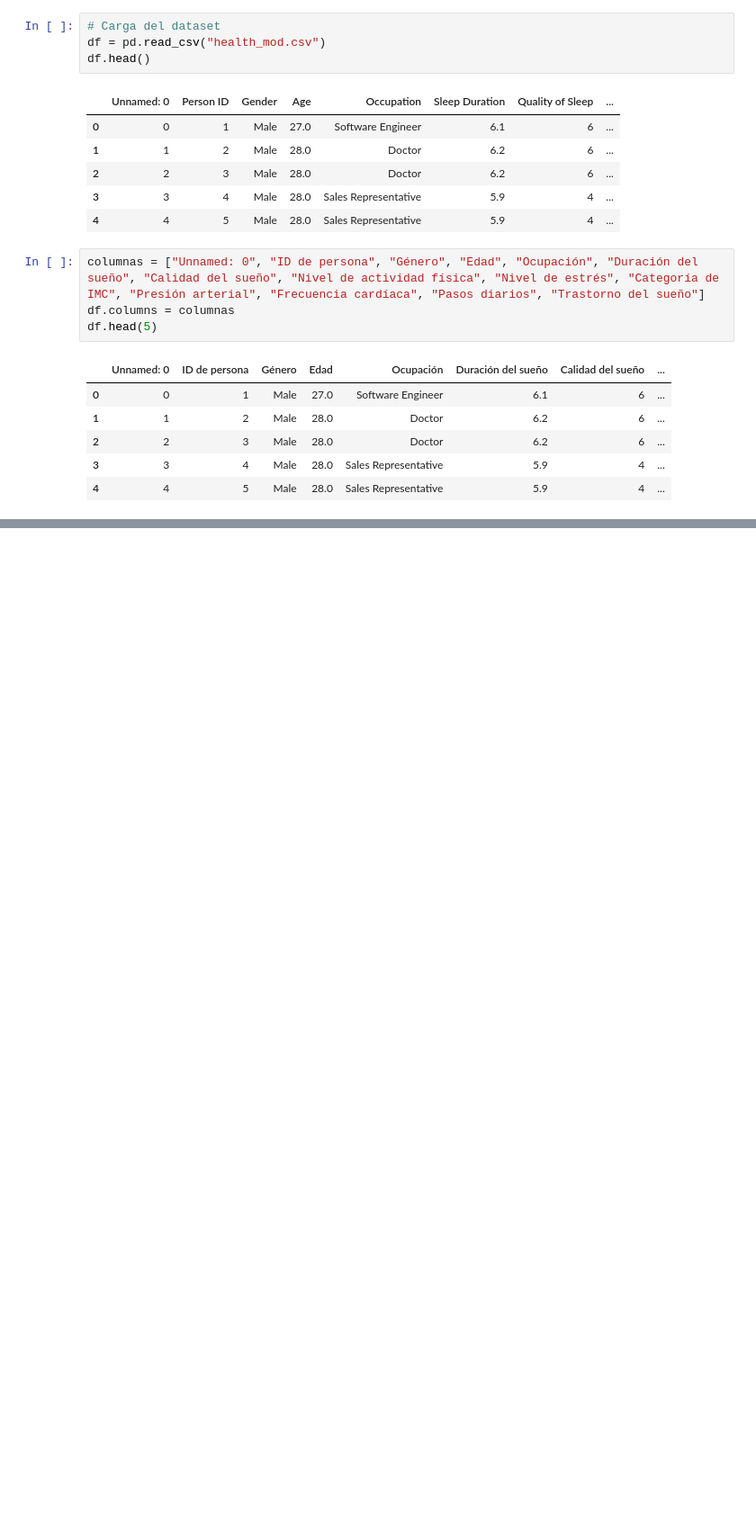
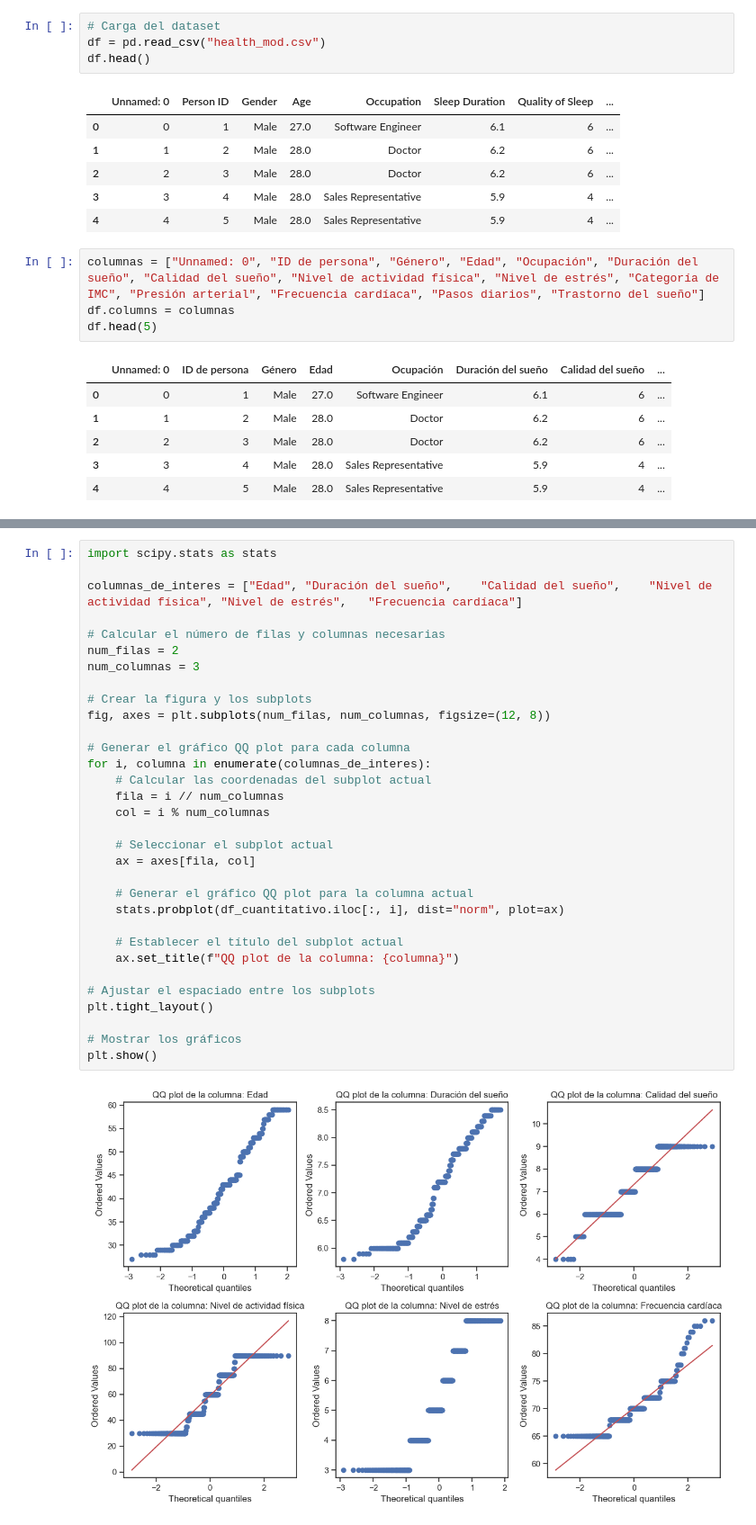
Before and after one commit to noelibaeza/cienciaDatos, a Jupyter notebook: salud_sueño.ipynb, the cells around one changed output, grey strips where cells are left out. Shown at 90% size. Drawn from its saved outputs; the diff is of its cells as text; blank space fills up the shorter version.

```diff
--- a/salud_sueño.ipynb
+++ b/salud_sueño.ipynb
@@ -119,0 +148,34 @@ dtype: object
+# %%
+import scipy.stats as stats
+
+columnas_de_interes = ["Edad", "Duración del sueño",	"Calidad del sueño",	"Nivel de actividad física", "Nivel de estrés",	"Frecuencia cardíaca"]
+
+# Calcular el número de filas y columnas necesarias
+num_filas = 2
+num_columnas = 3
+
+# Crear la figura y los subplots
+fig, axes = plt.subplots(num_filas, num_columnas, figsize=(12, 8))
+
+# Generar el gráfico QQ plot para cada columna
+for i, columna in enumerate(columnas_de_interes):
+    # Calcular las coordenadas del subplot actual
+    fila = i // num_columnas
+    col = i % num_columnas
+
+    # Seleccionar el subplot actual
+    ax = axes[fila, col]
+
+    # Generar el gráfico QQ plot para la columna actual
+    stats.probplot(df_cuantitativo.iloc[:, i], dist="norm", plot=ax)
+
+    # Establecer el título del subplot actual
+    ax.set_title(f"QQ plot de la columna: {columna}")
+
+# Ajustar el espaciado entre los subplots
+plt.tight_layout()
+
+# Mostrar los gráficos
+plt.show()
+# %% [output]
+[figure, added]
```
Also changed, not shown: parts of 9 cells of this notebook.
